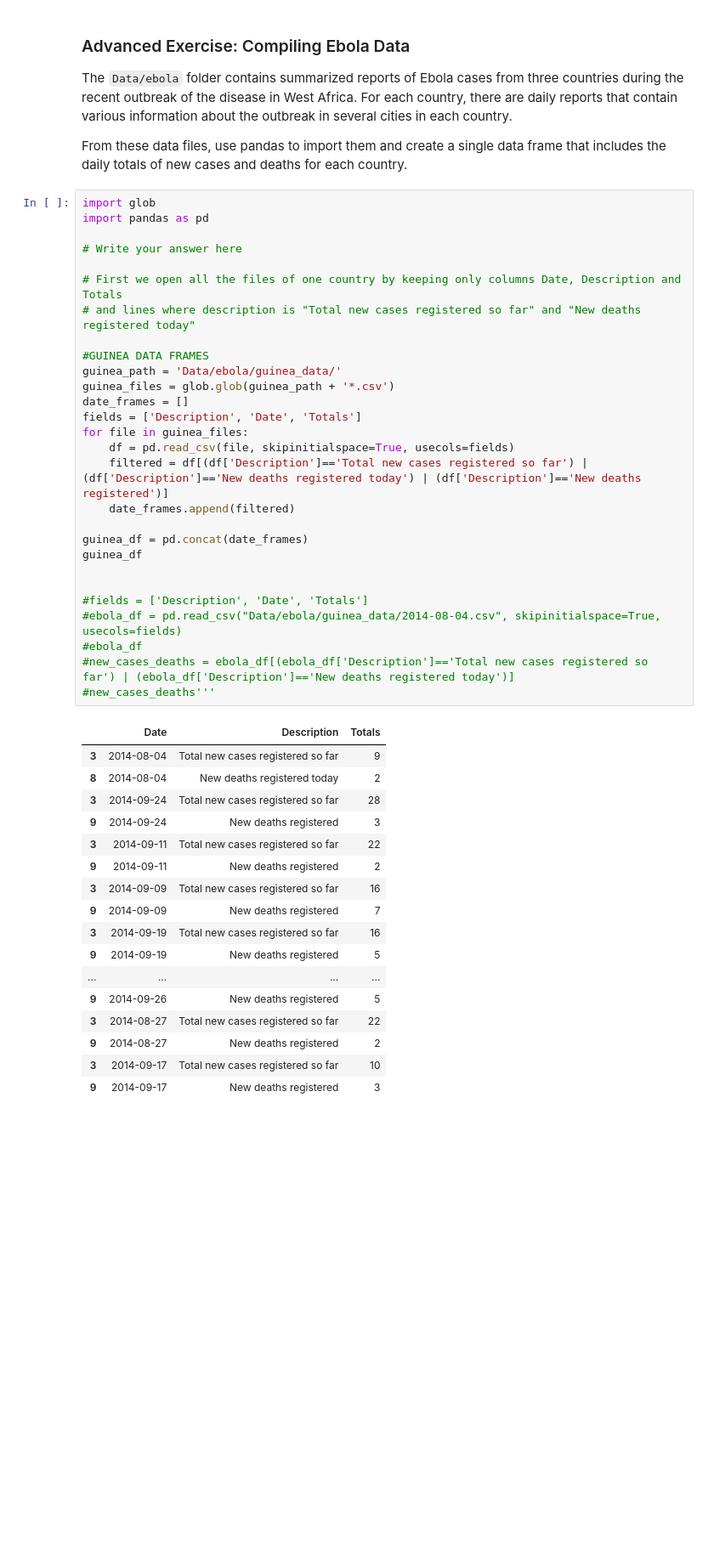
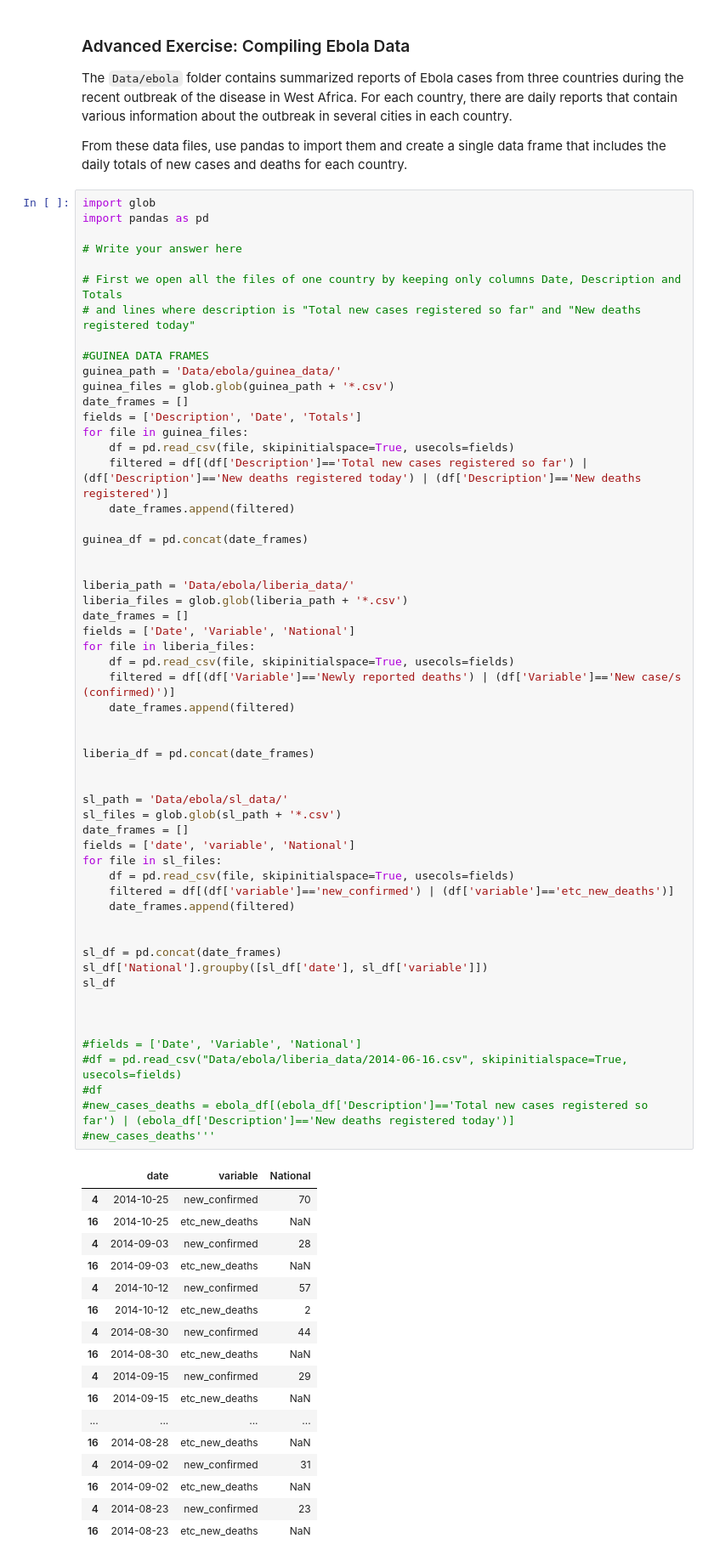
Before and after one commit to agpmilli/adaepfl, a Jupyter notebook: 02 - Intro to Pandas/Intro to Pandas.ipynb, the cells around one changed output. Shown at 85% size. Saved outputs shown, nothing was run; the diff lists cells and outputs as text; blank space fills up the shorter version.

```diff
--- a/02 - Intro to Pandas/Intro to Pandas.ipynb
+++ b/02 - Intro to Pandas/Intro to Pandas.ipynb
@@ -2120,46 +2120,74 @@ From these data files, use pandas to import them and create a single data frame
 # %%
 import glob
 import pandas as pd
 
 # Write your answer here
 
 # First we open all the files of one country by keeping only columns Date, Description and Totals
 # and lines where description is "Total new cases registered so far" and "New deaths registered today"
 
 #GUINEA DATA FRAMES
 guinea_path = 'Data/ebola/guinea_data/'
 guinea_files = glob.glob(guinea_path + '*.csv')
 date_frames = []
 fields = ['Description', 'Date', 'Totals']
 for file in guinea_files:
     df = pd.read_csv(file, skipinitialspace=True, usecols=fields)
     filtered = df[(df['Description']=='Total new cases registered so far') | (df['Description']=='New deaths registered today') | (df['Description']=='New deaths registered')]
     date_frames.append(filtered)
 
 guinea_df = pd.concat(date_frames)
-guinea_df
 
 
-#fields = ['Description', 'Date', 'Totals']
-#ebola_df = pd.read_csv("Data/ebola/guinea_data/2014-08-04.csv", skipinitialspace=True, usecols=fields)
-#ebola_df
+liberia_path = 'Data/ebola/liberia_data/'
+liberia_files = glob.glob(liberia_path + '*.csv')
+date_frames = []
+fields = ['Date', 'Variable', 'National']
+for file in liberia_files:
+    df = pd.read_csv(file, skipinitialspace=True, usecols=fields)
+    filtered = df[(df['Variable']=='Newly reported deaths') | (df['Variable']=='New case/s (confirmed)')]
+    date_frames.append(filtered)
+
+
+liberia_df = pd.concat(date_frames)
+
+
+sl_path = 'Data/ebola/sl_data/'
+sl_files = glob.glob(sl_path + '*.csv')
+date_frames = []
+fields = ['date', 'variable', 'National']
+for file in sl_files:
+    df = pd.read_csv(file, skipinitialspace=True, usecols=fields)
+    filtered = df[(df['variable']=='new_confirmed') | (df['variable']=='etc_new_deaths')]
+    date_frames.append(filtered)
+
+
+sl_df = pd.concat(date_frames)
+sl_df['National'].groupby([sl_df['date'], sl_df['variable']])
+sl_df
+
+
+
+#fields = ['Date', 'Variable', 'National']
+#df = pd.read_csv("Data/ebola/liberia_data/2014-06-16.csv", skipinitialspace=True, usecols=fields)
+#df
 #new_cases_deaths = ebola_df[(ebola_df['Description']=='Total new cases registered so far') | (ebola_df['Description']=='New deaths registered today')]
 #new_cases_deaths'''
 # %% [output]
-|  | Date | Description | Totals |
-| 3 | 2014-08-04 | Total new cases registered so far | 9 |
-| 8 | 2014-08-04 | New deaths registered today | 2 |
-| 3 | 2014-09-24 | Total new cases registered so far | 28 |
-| 9 | 2014-09-24 | New deaths registered | 3 |
-| 3 | 2014-09-11 | Total new cases registered so far | 22 |
-| 9 | 2014-09-11 | New deaths registered | 2 |
-| 3 | 2014-09-09 | Total new cases registered so far | 16 |
-| 9 | 2014-09-09 | New deaths registered | 7 |
-| 3 | 2014-09-19 | Total new cases registered so far | 16 |
-| 9 | 2014-09-19 | New deaths registered | 5 |
+|  | date | variable | National |
+| 4 | 2014-10-25 | new_confirmed | 70 |
+| 16 | 2014-10-25 | etc_new_deaths | NaN |
+| 4 | 2014-09-03 | new_confirmed | 28 |
+| 16 | 2014-09-03 | etc_new_deaths | NaN |
+| 4 | 2014-10-12 | new_confirmed | 57 |
+| 16 | 2014-10-12 | etc_new_deaths | 2 |
+| 4 | 2014-08-30 | new_confirmed | 44 |
+| 16 | 2014-08-30 | etc_new_deaths | NaN |
+| 4 | 2014-09-15 | new_confirmed | 29 |
+| 16 | 2014-09-15 | etc_new_deaths | NaN |
 | ... | ... | ... | ... |
-| 9 | 2014-09-26 | New deaths registered | 5 |
-| 3 | 2014-08-27 | Total new cases registered so far | 22 |
-| 9 | 2014-08-27 | New deaths registered | 2 |
-| 3 | 2014-09-17 | Total new cases registered so far | 10 |
-| 9 | 2014-09-17 | New deaths registered | 3 |
+| 16 | 2014-08-28 | etc_new_deaths | NaN |
+| 4 | 2014-09-02 | new_confirmed | 31 |
+| 16 | 2014-09-02 | etc_new_deaths | NaN |
+| 4 | 2014-08-23 | new_confirmed | 23 |
+| 16 | 2014-08-23 | etc_new_deaths | NaN |
```
Also changed, not shown: parts of 1 cell of this notebook, 2 other files.
